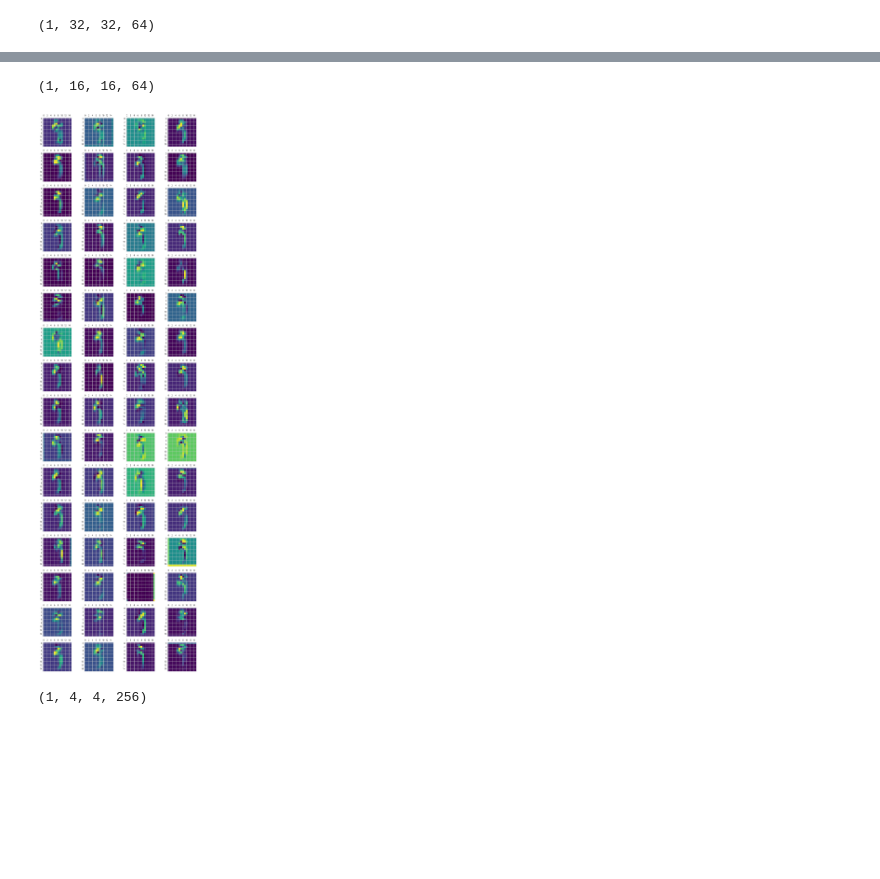
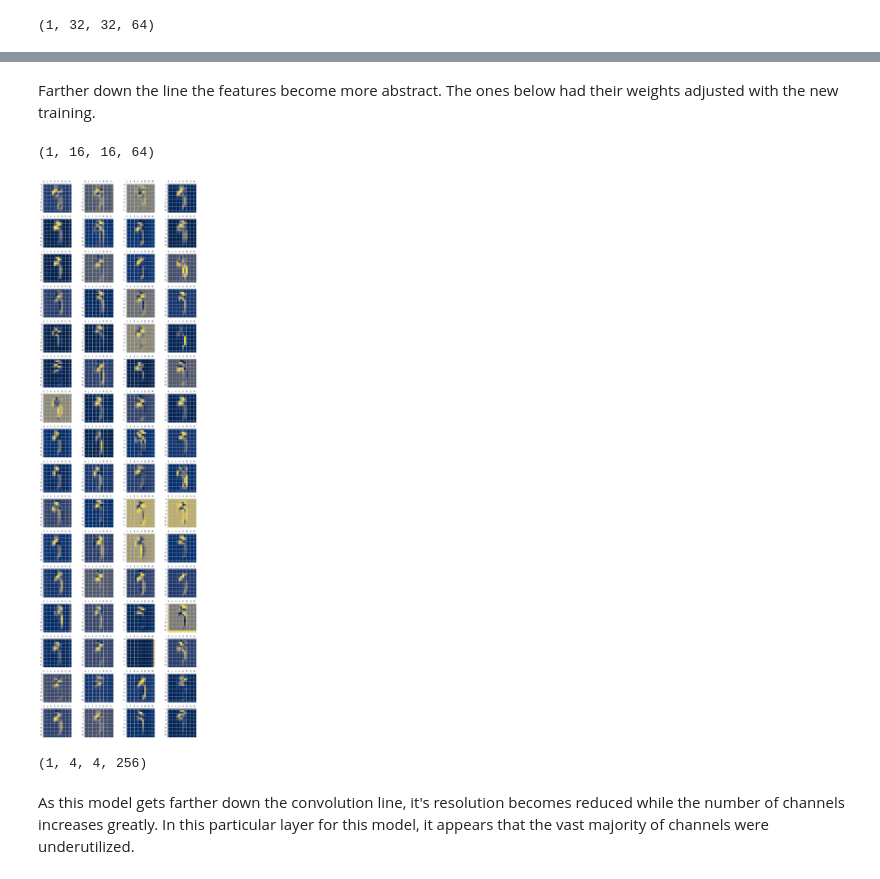
Before and after one commit to coreyryanhanson/japanese_text_classifiers, a Jupyter notebook: project_notebook.ipynb, the cells around one changed output, grey strips where cells are left out. Drawn from its saved outputs; the diff is of its cells as text; code cells hidden in the pictures; blank space fills up the shorter version.

```diff
--- a/project_notebook.ipynb
+++ b/project_notebook.ipynb
@@ -479,5 +482,5 @@ for i in range(64):
     row = i//4
     column = i%4
     ax = axes[row, column]
-    ax.matshow(second_layer_activation[0, :, :, i], cmap='viridis')
+    ax.matshow(second_layer_activation[0, :, :, i], cmap='cividis')
 # %% [output]
@@ -485,3 +488,5 @@ for i in range(64):
+# %% [markdown]
+Farther down the line the features become more abstract. The ones below had their weights adjusted with the new training.
 # %%
 fourth_layer_activation = cnn_layers[3]
 print(fourth_layer_activation.shape)
@@ -490,17 +495,19 @@ print(fourth_layer_activation.shape)
 # %%
 fig, axes = plt.subplots(16, 4, figsize=(12,48))
 for i in range(64):
     row = i//4
     column = i%4
     ax = axes[row, column]
-    ax.matshow(fourth_layer_activation[0, :, :, i], cmap='viridis')
+    ax.matshow(fourth_layer_activation[0, :, :, i], cmap='cividis')
 # %% [output]
-[figure, old version]
+[figure, new version]
 # %%
 tenth_layer_activation = cnn_layers[10]
 print(tenth_layer_activation.shape)
 # %% [output]
 (1, 4, 4, 256)
+# %% [markdown]
+As this model gets farther down the convolution line, it's resolution becomes reduced while the number of channels increases greatly. In this particular layer for this model, it appears that the vast majority of channels were underutilized.
 # %%
 fig, axes = plt.subplots(16, 16, figsize=(12,24))
 for i in range(32):
```
Also changed, not shown: parts of 24 cells of this notebook.
